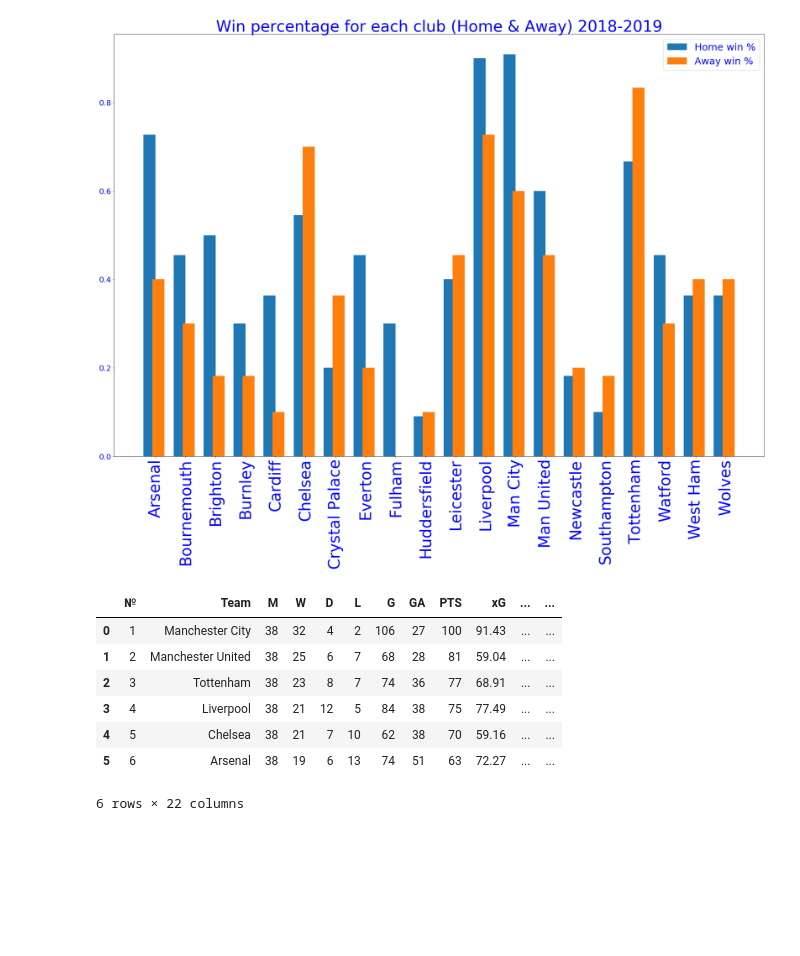
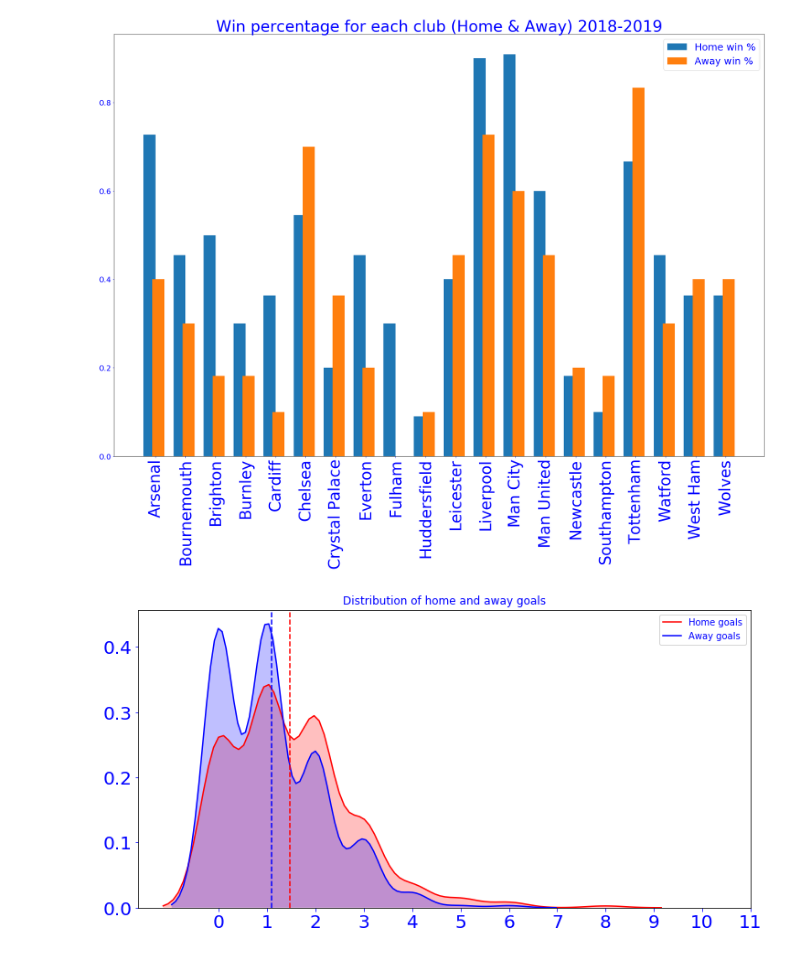
Before and after one commit to Panda06/footballDataAnalysis, a Jupyter notebook: clean_and_visual_data.ipynb, the cells around one changed output. Saved outputs shown, nothing was run; the diff lists cells and outputs as text; code cells hidden in the pictures; blank space fills up the shorter version.

```diff
--- a/clean_and_visual_data.ipynb
+++ b/clean_and_visual_data.ipynb
@@ -92,14 +93,26 @@ plot_home_away_win(table_2017, 2017)
 plot_home_away_win(table_2018, 2018)
 # %% [output]
 [figure]
-# %%
-xg_table_2017.head(6)
-# %% [output]
-|  | № | Team | M | W | D | L | G | GA | PTS | xG | ... | ... |
-| 0 | 1 | Manchester City | 38 | 32 | 4 | 2 | 106 | 27 | 100 | 91.43 | ... | ... |
-| 1 | 2 | Manchester United | 38 | 25 | 6 | 7 | 68 | 28 | 81 | 59.04 | ... | ... |
-| 2 | 3 | Tottenham | 38 | 23 | 8 | 7 | 74 | 36 | 77 | 68.91 | ... | ... |
-| 3 | 4 | Liverpool | 38 | 21 | 12 | 5 | 84 | 38 | 75 | 77.49 | ... | ... |
-| 4 | 5 | Chelsea | 38 | 21 | 7 | 10 | 62 | 38 | 70 | 59.16 | ... | ... |
-| 5 | 6 | Arsenal | 38 | 19 | 6 | 13 | 74 | 51 | 63 | 72.27 | ... | ... |
-6 rows × 22 columns
+# %%
+# пустая строка
+table_2014.drop(table_2014[np.isnan(table_2014.FTHG)].index[0], inplace=True)
+# %%
+def plot_home_away_goals(df):
+
+    plt.figure(figsize=(12,6))
+    plt.rcParams['xtick.labelsize'] = 20
+
+    sns.kdeplot(data=df.FTHG, shade=True, color="r", label="Home goals")
+    sns.kdeplot(data=df.FTAG, shade=True, color="b", label="Away goals")
+
+    plt.axvline(df.FTHG.mean(),linestyle = "dashed", color="r",
+                label="Home goals mean")
+    plt.axvline(df.FTAG.mean(),linestyle = "dashed", color="b",
+            label="away goals mean")
+
+    plt.title("Distribution of home and away goals")
+    plt.xticks(ticks=np.arange(0, 12))
+# %%
+plot_home_away_goals(table_2014)
+# %% [output]
+[figure, added]
```
Also changed, not shown: parts of 14 cells of this notebook.
